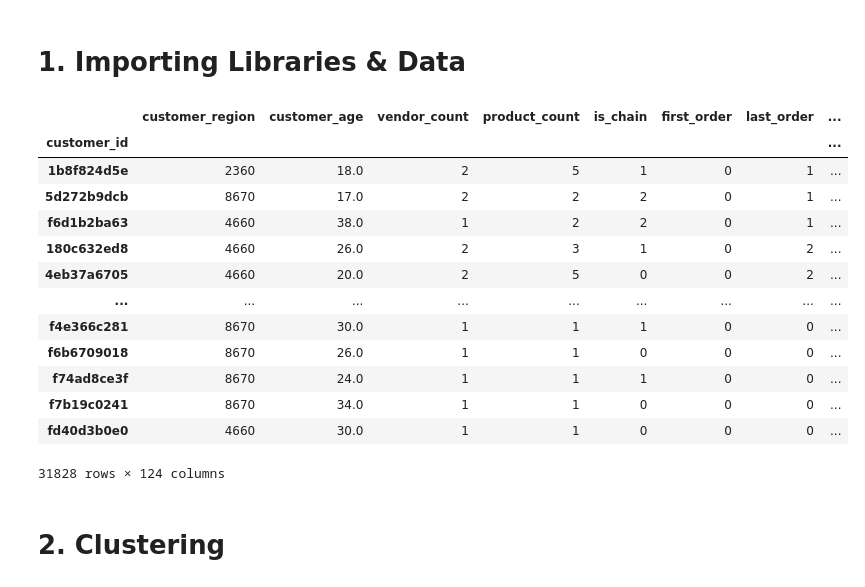
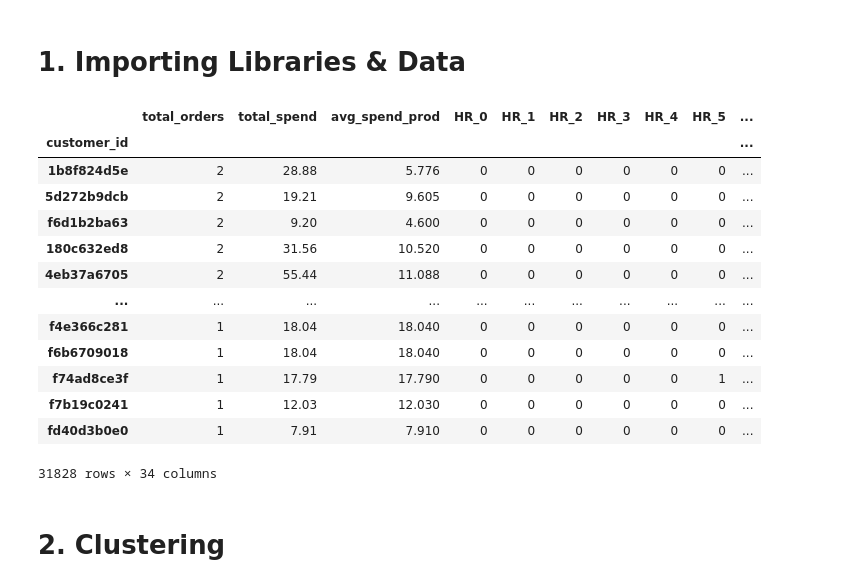
Before and after one commit to antoniooliveira03/data_mining, a Jupyter notebook: spending_data segmentation.ipynb, the cells around one changed output. Cells and saved outputs as stored; diff of their text form; code cells hidden in the pictures.

```diff
--- a/spending_data segmentation.ipynb
+++ b/spending_data segmentation.ipynb
@@ -48,26 +48,31 @@ warnings.filterwarnings("ignore")
 # %% [markdown]
 # 1. Importing Libraries & Data
 # %%
+categorical_columns = [
+    'payment_method', 'promo_DELIVERY', 'promo_DISCOUNT', 'promo_FREEBIE',
+    'pay_CARD', 'pay_CASH', 'payment_method_enc', 'last_promo_enc'
+]
+
 data = pd.read_csv('data/preprocessed_data.csv',
                    index_col = "customer_id")
 spending_data = data[s.spending_orders]
-spending_data = data.select_dtypes(include=['float64', 'int64'])
+spending_data = spending_data.drop(columns=categorical_columns)
 spending_data
 # %% [output]
-|  | customer_region | customer_age | vendor_count | product_count | is_chain | first_order | last_order | ... |
-| customer_id |  |  |  |  |  |  |  | ... |
-| 1b8f824d5e | 2360 | 18.0 | 2 | 5 | 1 | 0 | 1 | ... |
-| 5d272b9dcb | 8670 | 17.0 | 2 | 2 | 2 | 0 | 1 | ... |
-| f6d1b2ba63 | 4660 | 38.0 | 1 | 2 | 2 | 0 | 1 | ... |
-| 180c632ed8 | 4660 | 26.0 | 2 | 3 | 1 | 0 | 2 | ... |
-| 4eb37a6705 | 4660 | 20.0 | 2 | 5 | 0 | 0 | 2 | ... |
-| ... | ... | ... | ... | ... | ... | ... | ... | ... |
-| f4e366c281 | 8670 | 30.0 | 1 | 1 | 1 | 0 | 0 | ... |
-| f6b6709018 | 8670 | 26.0 | 1 | 1 | 0 | 0 | 0 | ... |
-| f74ad8ce3f | 8670 | 24.0 | 1 | 1 | 1 | 0 | 0 | ... |
-| f7b19c0241 | 8670 | 34.0 | 1 | 1 | 0 | 0 | 0 | ... |
-| fd40d3b0e0 | 4660 | 30.0 | 1 | 1 | 0 | 0 | 0 | ... |
+|  | total_orders | total_spend | avg_spend_prod | HR_0 | HR_1 | HR_2 | HR_3 | HR_4 | HR_5 | ... |
+| customer_id |  |  |  |  |  |  |  |  |  | ... |
+| 1b8f824d5e | 2 | 28.88 | 5.776 | 0 | 0 | 0 | 0 | 0 | 0 | ... |
+| 5d272b9dcb | 2 | 19.21 | 9.605 | 0 | 0 | 0 | 0 | 0 | 0 | ... |
+| f6d1b2ba63 | 2 | 9.20 | 4.600 | 0 | 0 | 0 | 0 | 0 | 0 | ... |
+| 180c632ed8 | 2 | 31.56 | 10.520 | 0 | 0 | 0 | 0 | 0 | 0 | ... |
+| 4eb37a6705 | 2 | 55.44 | 11.088 | 0 | 0 | 0 | 0 | 0 | 0 | ... |
+| ... | ... | ... | ... | ... | ... | ... | ... | ... | ... | ... |
+| f4e366c281 | 1 | 18.04 | 18.040 | 0 | 0 | 0 | 0 | 0 | 0 | ... |
+| f6b6709018 | 1 | 18.04 | 18.040 | 0 | 0 | 0 | 0 | 0 | 0 | ... |
+| f74ad8ce3f | 1 | 17.79 | 17.790 | 0 | 0 | 0 | 0 | 0 | 1 | ... |
+| f7b19c0241 | 1 | 12.03 | 12.030 | 0 | 0 | 0 | 0 | 0 | 0 | ... |
+| fd40d3b0e0 | 1 | 7.91 | 7.910 | 0 | 0 | 0 | 0 | 0 | 0 | ... |
-31828 rows × 124 columns
+31828 rows × 34 columns
 # %% [markdown]
 # 2. Clustering
 # %% [markdown]
```
Also changed, not shown: parts of 6 cells of this notebook.
